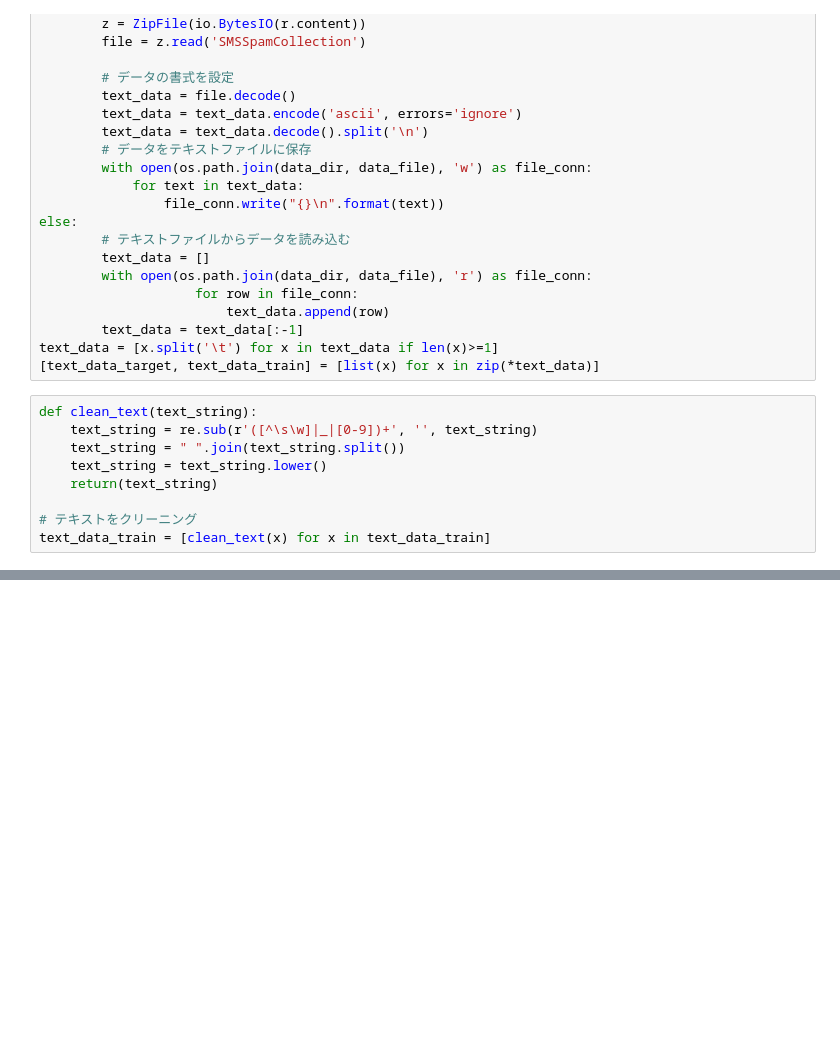
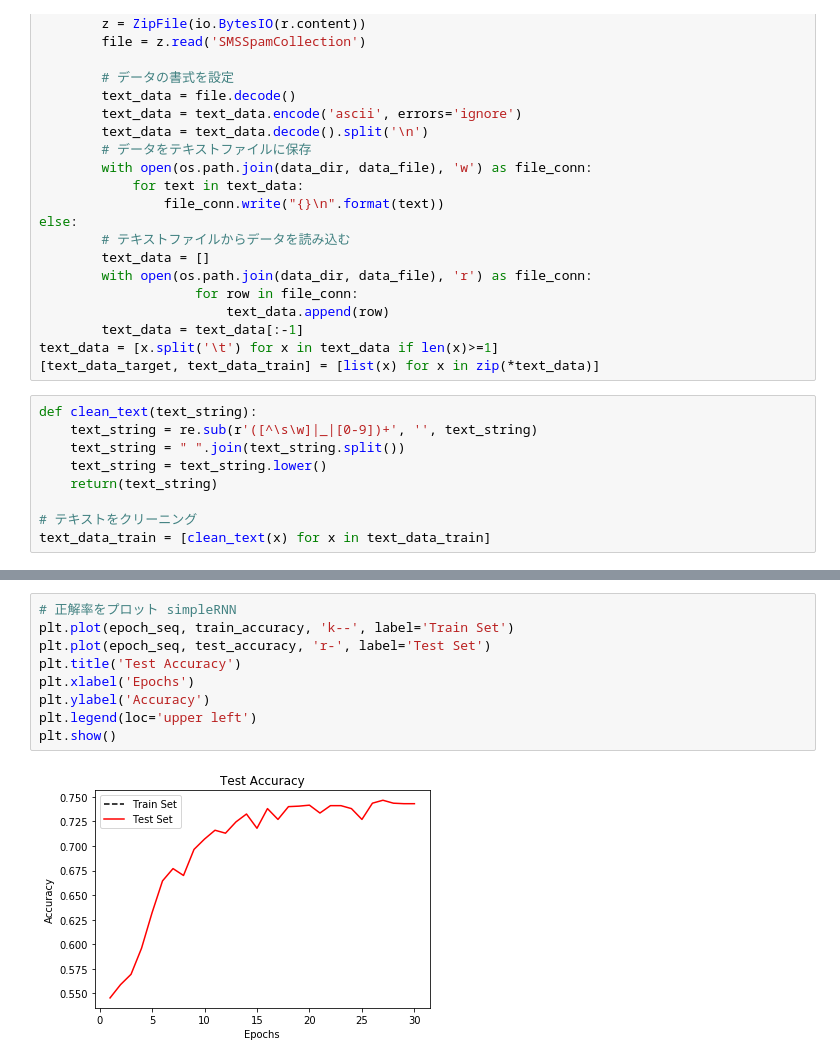
Before and after one commit to swallowtail224/TensorFlow_train, a Jupyter notebook: test.ipynb, the cells around one changed output, grey strips where cells are left out. Cells and saved outputs as stored; diff of their text form; blank space fills up the shorter version.

```diff
--- a/test.ipynb
+++ b/test.ipynb
@@ -110,0 +244,11 @@ print(text_processed[2])
+# %%
+# 正解率をプロット simpleRNN
+plt.plot(epoch_seq, train_accuracy, 'k--', label='Train Set')
+plt.plot(epoch_seq, test_accuracy, 'r-', label='Test Set')
+plt.title('Test Accuracy')
+plt.xlabel('Epochs')
+plt.ylabel('Accuracy')
+plt.legend(loc='upper left')
+plt.show()
+# %% [output]
+[figure, added]
```
Also changed, not shown: parts of 26 cells of this notebook, 4 other files.
